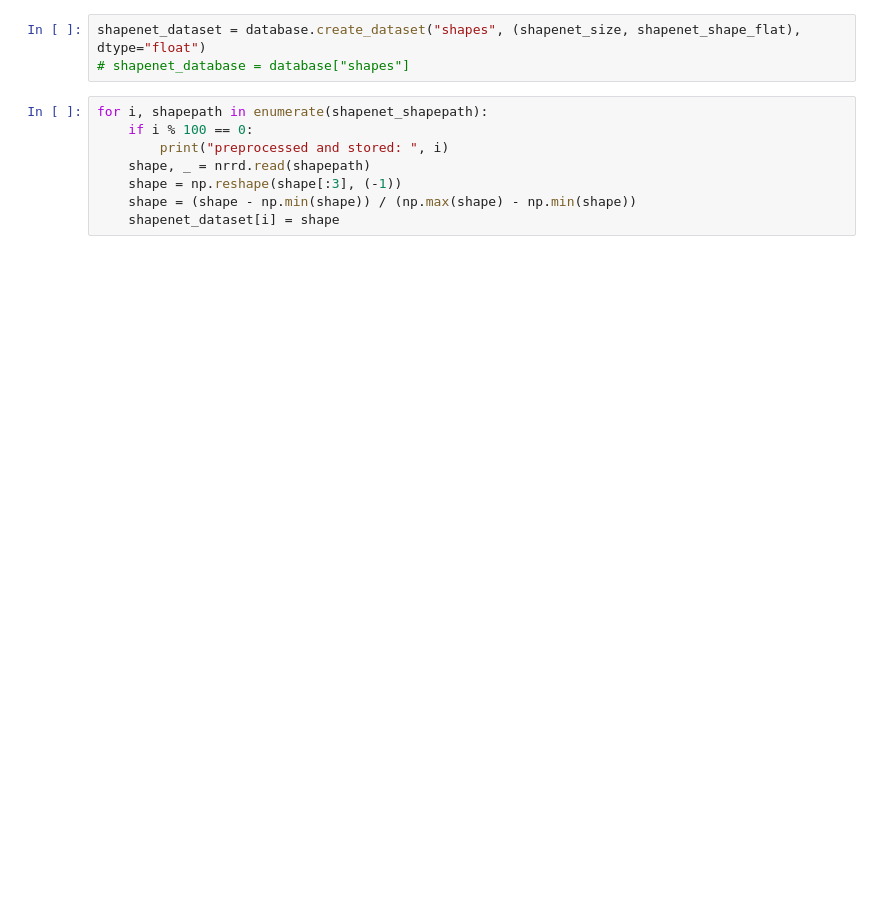
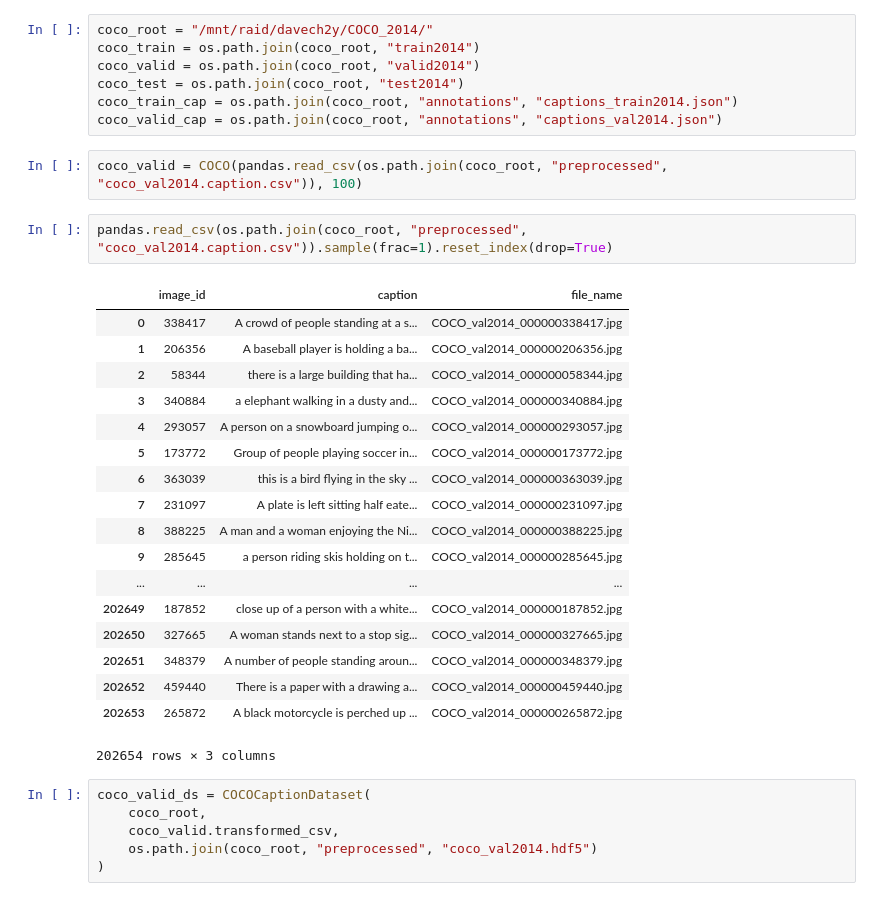
Before and after one commit to daveredrum/3d-captioning, a Jupyter notebook: preprocessing.ipynb, the cells around one changed output. Saved outputs shown, nothing was run; the diff lists cells and outputs as text; blank space fills up the shorter version.

```diff
--- a/preprocessing.ipynb
+++ b/preprocessing.ipynb
@@ -20,11 +32,36 @@ shapenet_shape_flat = np.prod(shapenet_shape)
-# %%
-shapenet_dataset = database.create_dataset("shapes", (shapenet_size, shapenet_shape_flat), dtype="float")
-# shapenet_database = database["shapes"]
-# %%
-for i, shapepath in enumerate(shapenet_shapepath):
-    if i % 100 == 0:
-        print("preprocessed and stored: ", i)
-    shape, _ = nrrd.read(shapepath)
-    shape = np.reshape(shape[:3], (-1))
-    shape = (shape - np.min(shape)) / (np.max(shape) - np.min(shape))
-    shapenet_dataset[i] = shape
+# %%
+coco_root = "/mnt/raid/davech2y/COCO_2014/"
+coco_train = os.path.join(coco_root, "train2014")
+coco_valid = os.path.join(coco_root, "valid2014")
+coco_test = os.path.join(coco_root, "test2014")
+coco_train_cap = os.path.join(coco_root, "annotations", "captions_train2014.json")
+coco_valid_cap = os.path.join(coco_root, "annotations", "captions_val2014.json")
+# %%
+coco_valid = COCO(pandas.read_csv(os.path.join(coco_root, "preprocessed", "coco_val2014.caption.csv")), 100)
+# %%
+pandas.read_csv(os.path.join(coco_root, "preprocessed", "coco_val2014.caption.csv")).sample(frac=1).reset_index(drop=True)
+# %% [output]
+|  | image_id | caption | file_name |
+| 0 | 338417 | A crowd of people standing at a s... | COCO_val2014_000000338417.jpg |
+| 1 | 206356 | A baseball player is holding a ba... | COCO_val2014_000000206356.jpg |
+| 2 | 58344 | there is a large building that ha... | COCO_val2014_000000058344.jpg |
+| 3 | 340884 | a elephant walking in a dusty and... | COCO_val2014_000000340884.jpg |
+| 4 | 293057 | A person on a snowboard jumping o... | COCO_val2014_000000293057.jpg |
+| 5 | 173772 | Group of people playing soccer in... | COCO_val2014_000000173772.jpg |
+| 6 | 363039 | this is a bird flying in the sky ... | COCO_val2014_000000363039.jpg |
+| 7 | 231097 | A plate is left sitting half eate... | COCO_val2014_000000231097.jpg |
+| 8 | 388225 | A man and a woman enjoying the Ni... | COCO_val2014_000000388225.jpg |
+| 9 | 285645 | a person riding skis holding on t... | COCO_val2014_000000285645.jpg |
+| ... | ... | ... | ... |
+| 202649 | 187852 | close up of a person with a white... | COCO_val2014_000000187852.jpg |
+| 202650 | 327665 | A woman stands next to a stop sig... | COCO_val2014_000000327665.jpg |
+| 202651 | 348379 | A number of people standing aroun... | COCO_val2014_000000348379.jpg |
+| 202652 | 459440 | There is a paper with a drawing a... | COCO_val2014_000000459440.jpg |
+| 202653 | 265872 | A black motorcycle is perched up ... | COCO_val2014_000000265872.jpg |
+202654 rows × 3 columns
+# %%
+coco_valid_ds = COCOCaptionDataset(
+    coco_root,
+    coco_valid.transformed_csv,
+    os.path.join(coco_root, "preprocessed", "coco_val2014.hdf5")
+)
```
Also changed, not shown: parts of 4 cells of this notebook, 7 other files.
